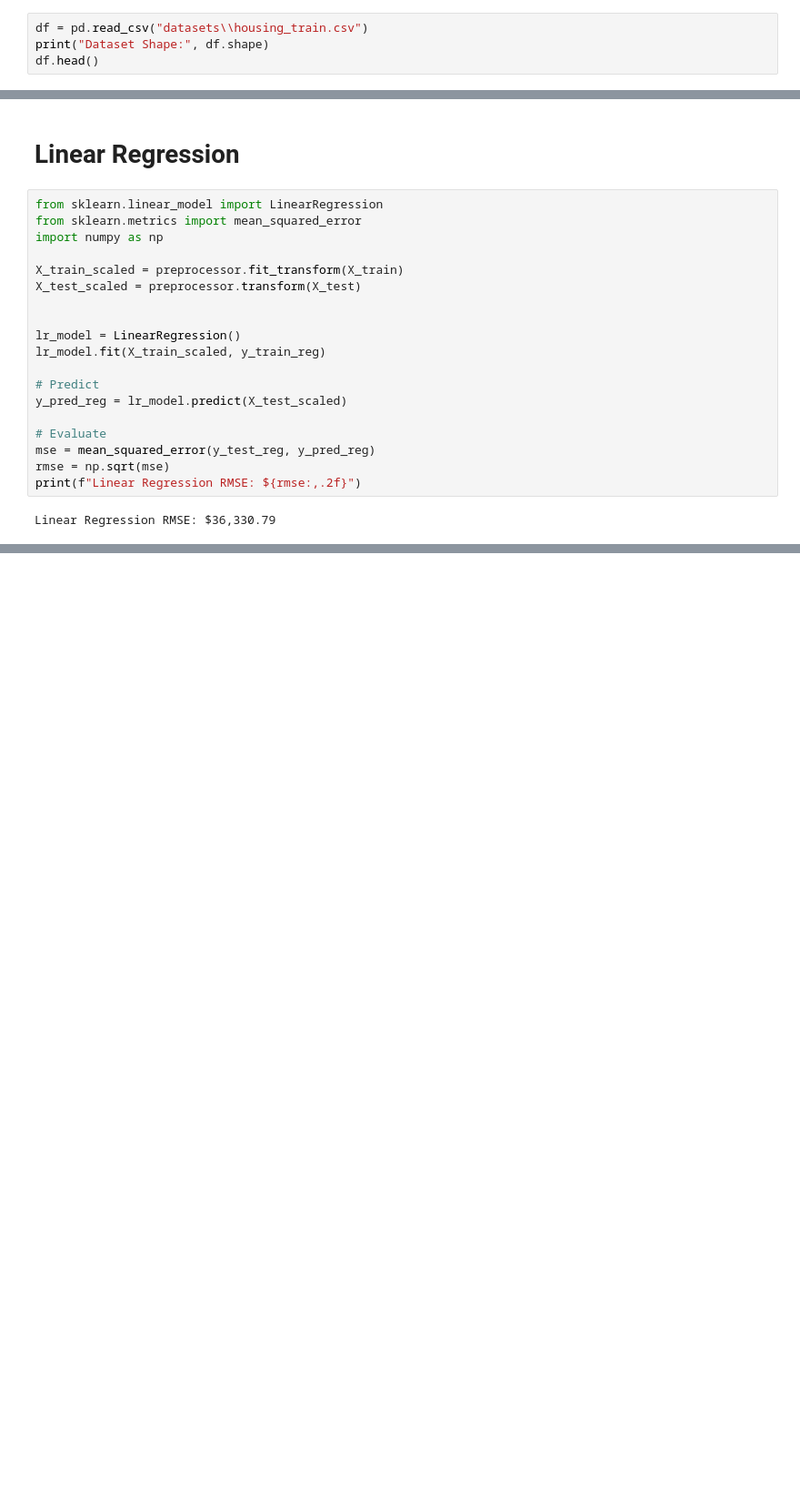
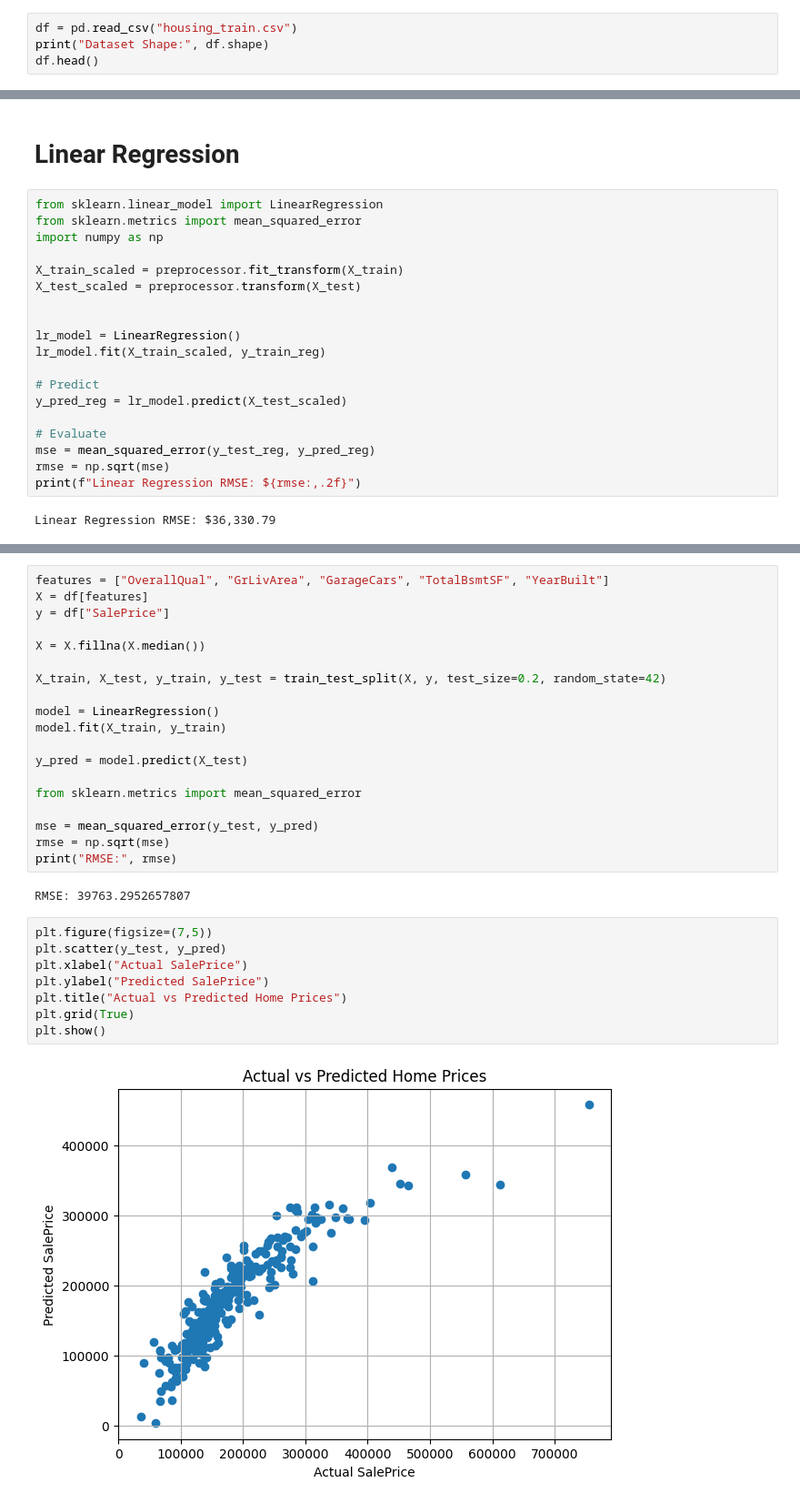
Before and after one commit to ashley0601/ITELEC303, a Jupyter notebook: ENALLO_HOUSING.ipynb, the cells around one changed output, grey strips where cells are left out. Shown at 91% size. Saved outputs shown, nothing was run; the diff lists cells and outputs as text; blank space fills up the shorter version.

```diff
--- a/ENALLO_HOUSING.ipynb
+++ b/ENALLO_HOUSING.ipynb
@@ -47,7 +47,7 @@ plt.bar(['Median Price', 'Predicted Price'], [median_price, predicted_price2], c
 import pandas as pd
 import numpy as np
 # %%
-df = pd.read_csv("datasets\\housing_train.csv")
+df = pd.read_csv("housing_train.csv")
 print("Dataset Shape:", df.shape)
 df.head()
 # %% [output]
@@ -275,0 +281,31 @@ Linear Regression RMSE: $36,330.79
+# %%
+features = ["OverallQual", "GrLivArea", "GarageCars", "TotalBsmtSF", "YearBuilt"]
+X = df[features]
+y = df["SalePrice"]
+
+X = X.fillna(X.median())
+
+X_train, X_test, y_train, y_test = train_test_split(X, y, test_size=0.2, random_state=42)
+
+model = LinearRegression()
+model.fit(X_train, y_train)
+
+y_pred = model.predict(X_test)
+
+from sklearn.metrics import mean_squared_error
+
+mse = mean_squared_error(y_test, y_pred)
+rmse = np.sqrt(mse)
+print("RMSE:", rmse)
+# %% [output]
+RMSE: 39763.2952657807
+# %%
+plt.figure(figsize=(7,5))
+plt.scatter(y_test, y_pred)
+plt.xlabel("Actual SalePrice")
+plt.ylabel("Predicted SalePrice")
+plt.title("Actual vs Predicted Home Prices")
+plt.grid(True)
+plt.show()
+# %% [output]
+[figure, added]
```
Also changed, not shown: parts of 7 cells of this notebook.
